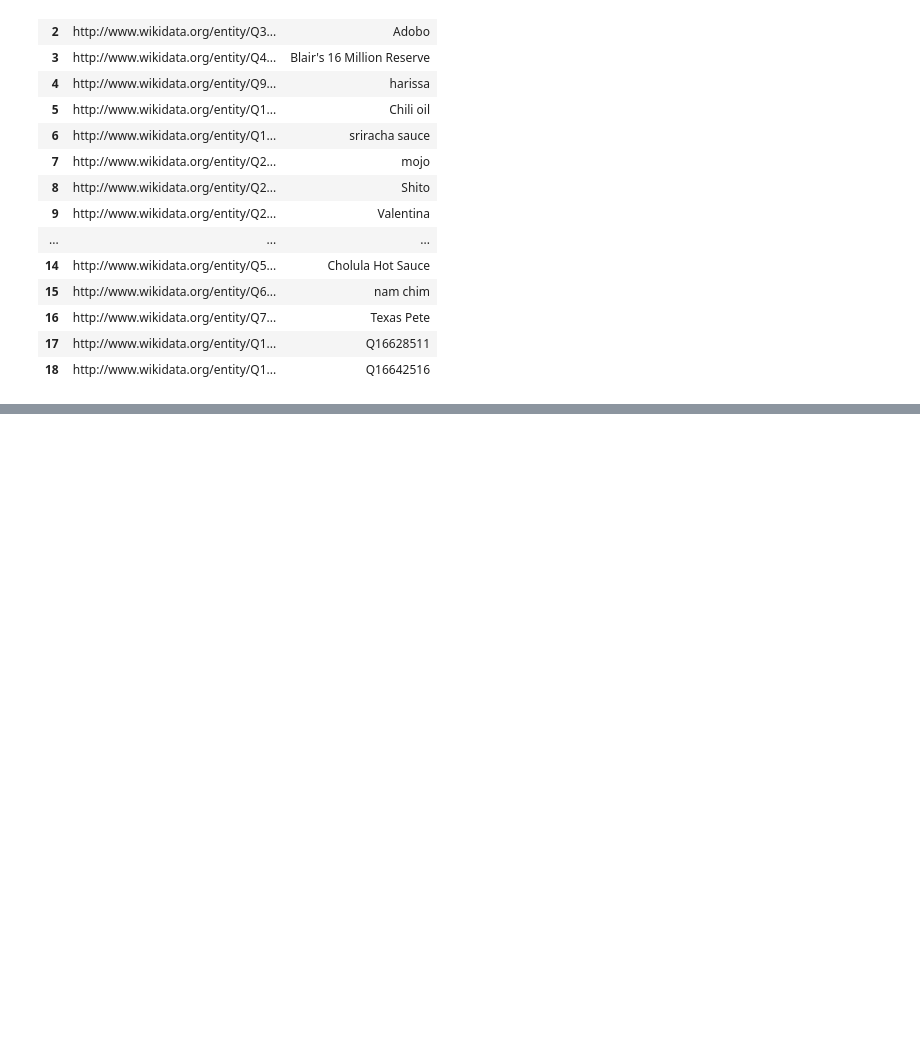
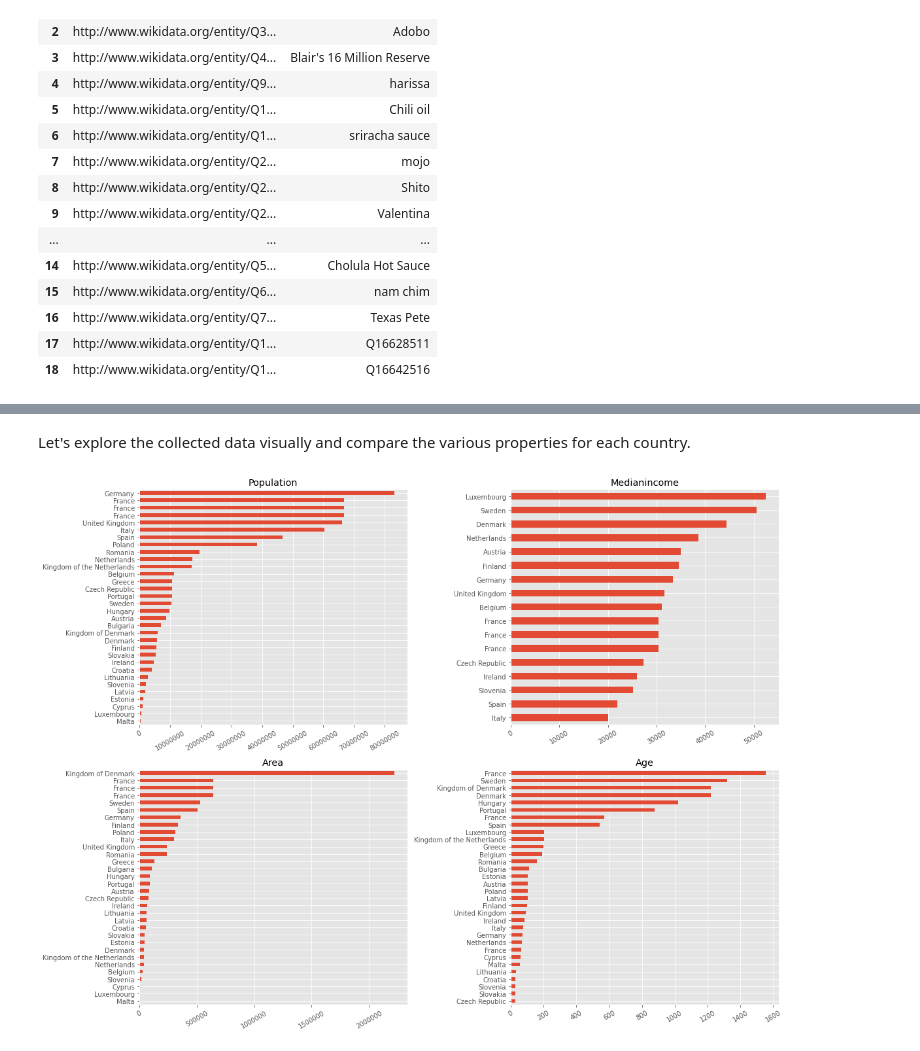
Before and after one commit to rsouza/Databases_Course, a Jupyter notebook: Notebooks/12_SPARQL.ipynb, the cells around one changed output, grey strips where cells are left out. Cells and saved outputs as stored; diff of their text form; code cells hidden in the pictures; blank space fills up the shorter version.

```diff
--- a/Notebooks/12_SPARQL.ipynb
+++ b/Notebooks/12_SPARQL.ipynb
@@ -8,9 +8,16 @@ Based on [this](https://rebeccabilbro.github.io/sparql-from-python/), [this](htt
 import os
 import sys
 import time
+import json
 import datetime
 import numpy as np
 import pandas as pd
+import requests
+import matplotlib.pyplot as plt
+from datetime import datetime
 
 from SPARQLWrapper import SPARQLWrapper, JSON
+
+%matplotlib inline
+plt.style.use('ggplot')
 # %% [markdown]
@@ -173,0 +320,20 @@ results_df[['item.value', 'itemLabel.value']]
+# %%
+import pandas as pd
+from collections import OrderedDict
+
+countries = []
+for item in data['results']['bindings']:
+    countries.append(OrderedDict({
+        'country': item['countryLabel']['value'],
+        'population': item['population']['value'],
+        'area': item['area']['value']
+            if 'area' in item else None,
+        'medianIncome': item['medianIncome']['value']
+            if 'medianIncome' in item else None,
+        'age': item['age']['value']
+            if 'age' in item else None}))
+
+df = pd.DataFrame(countries)
+df.set_index('country', inplace=True)
+df = df.astype({'population': float, 'area': float, 'medianIncome': float, 'age': float})
+df.head()
@@ -173,0 +348,19 @@ results_df[['item.value', 'itemLabel.value']]
+# %% [markdown]
+Let's explore the collected data visually and compare the various properties for each country.
+# %%
+%matplotlib inline
+import matplotlib.pyplot as plt
+plt.style.use('ggplot')
+
+plt.figure(figsize=(16, 12))
+for i, label in enumerate(['population', 'medianIncome', 'area', 'age']):
+    plt.subplot(2, 2, i + 1)
+    df_plot = df[label].sort_values().dropna()
+    df_plot.plot(kind='barh', color='C0', ax=plt.gca());
+    plt.ylabel('')
+    plt.xticks(rotation=30)
+    plt.title(label.capitalize())
+    plt.ticklabel_format(style='plain', axis='x')
+plt.tight_layout()
+# %% [output]
+[figure, added]
```
Also changed, not shown: parts of 42 cells of this notebook, 5 other files.
